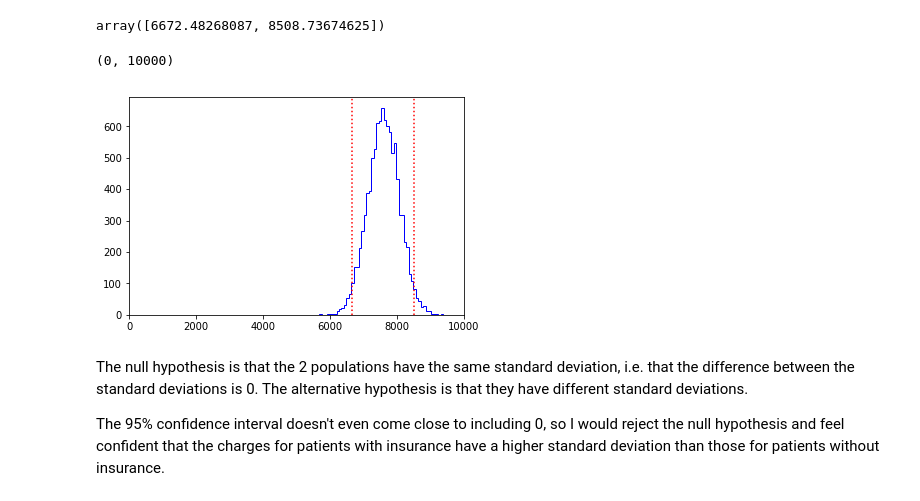
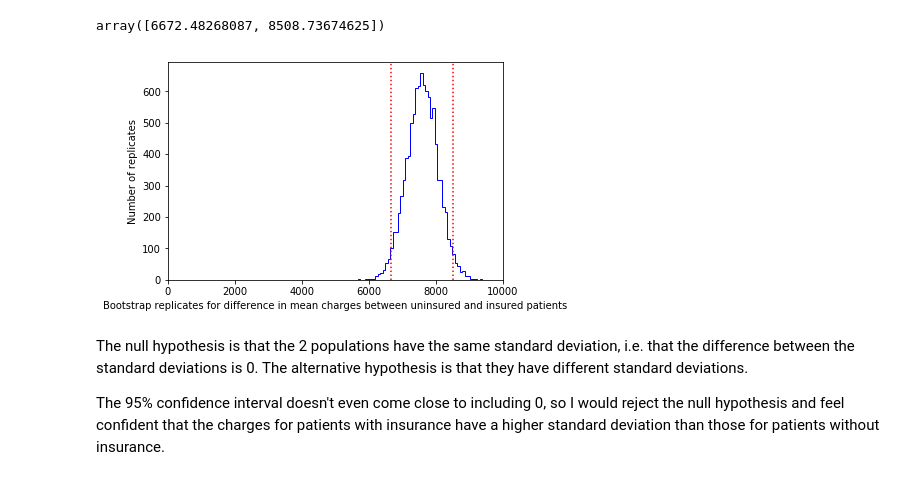
Before and after one commit to Adenordis/Springboard-Exercises, a Jupyter notebook: 1559688305_Inferential_Statistics_Project2/inferential_statistics_2-Q.ipynb, the cells around one changed output. Drawn from its saved outputs; the diff is of its cells as text; code cells hidden in the pictures.

Commit message:
Inferential Statistics miniproject 2: bootstrapping

```diff
--- a/1559688305_Inferential_Statistics_Project2/inferential_statistics_2-Q.ipynb
+++ b/1559688305_Inferential_Statistics_Project2/inferential_statistics_2-Q.ipynb
@@ -87,13 +87,15 @@ conf_int_95
 # %% [output]
 array([6672.48268087, 8508.73674625])
 # %%
-plt.hist(bs_reps, histtype = 'step', bins = 50, color = 'blue')
-plt.axvline(conf_int_95[0], linestyle = ':', color = 'red')
-plt.axvline(conf_int_95[1], linestyle = ':', color = 'red')
-plt.xlim([0,10000])
+_ = plt.hist(bs_reps, histtype = 'step', bins = 50, color = 'blue', density = False)
+_ = plt.axvline(conf_int_95[0], linestyle = ':', color = 'red')
+_ = plt.axvline(conf_int_95[1], linestyle = ':', color = 'red')
+_ = plt.xlim([0,10000])
+_ = plt.xlabel(
+    'Bootstrap replicates for difference in mean charges between uninsured and insured patients')
+_ = plt.ylabel('Number of replicates')
 # %% [output]
-(0, 10000)
-[figure, old version]
+[figure, new version]
 # %% [markdown]
 The null hypothesis is that the 2 populations have the same standard deviation, i.e. that the difference between the standard deviations is 0.  The alternative hypothesis is that they have different standard deviations.
 
```
Also changed, not shown: parts of 1 cell of this notebook.
